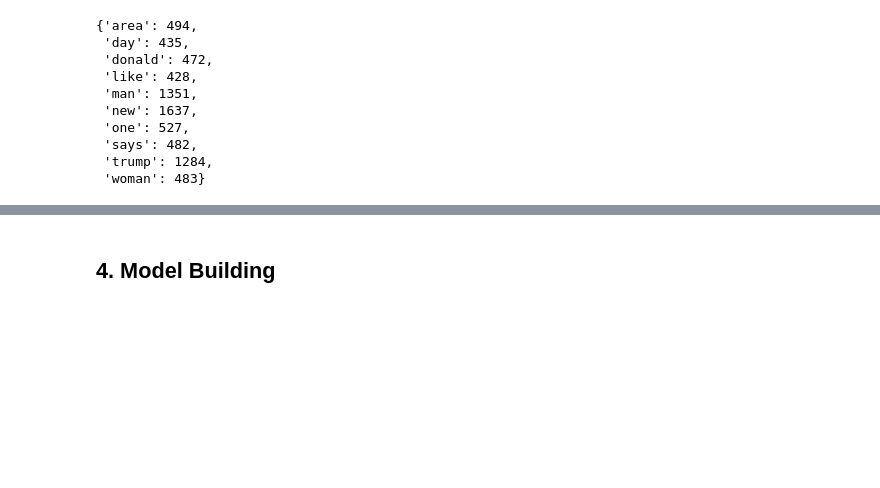
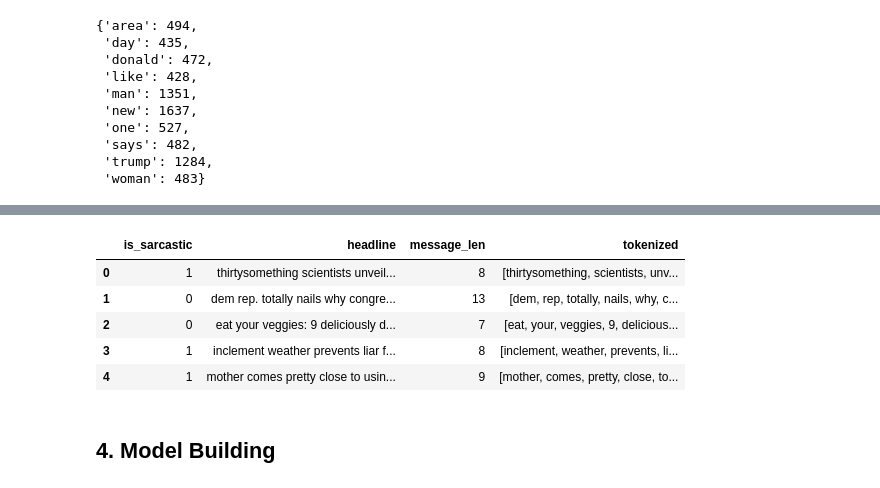
Before and after one commit to subhabrata-ghosh-1988/Transformers, a Jupyter notebook: sarcasm-detection-using-bert-base-uncased.ipynb, the cells around one changed output, grey strips where cells are left out. Drawn from its saved outputs; the diff is of its cells as text; code cells hidden in the pictures; blank space fills up the shorter version.

```diff
--- a/sarcasm-detection-using-bert-base-uncased.ipynb
+++ b/sarcasm-detection-using-bert-base-uncased.ipynb
@@ -181,0 +194,3 @@ most_common
+# %%
+df['message_len'] = df['headline'].apply(lambda x: len(x.split(' ')))
+df.head()
@@ -182,3 +240,17 @@ most_common
+# %%
+def word_split(text):
+    text = re.split('\W+', text)
+    return text
+
+df['tokenized'] = df['headline'].apply(lambda x: word_split(x.lower()))
+df.head()
+# %% [output]
+|  | is_sarcastic | headline | message_len | tokenized |
+| 0 | 1 | thirtysomething scientists unveil... | 8 | [thirtysomething, scientists, unv... |
+| 1 | 0 | dem rep. totally nails why congre... | 13 | [dem, rep, totally, nails, why, c... |
+| 2 | 0 | eat your veggies: 9 deliciously d... | 7 | [eat, your, veggies, 9, delicious... |
+| 3 | 1 | inclement weather prevents liar f... | 8 | [inclement, weather, prevents, li... |
+| 4 | 1 | mother comes pretty close to usin... | 9 | [mother, comes, pretty, close, to... |
 # %% [markdown]
 ## 4. Model Building
 # %%
```
Also changed, not shown: parts of 7 cells of this notebook.
